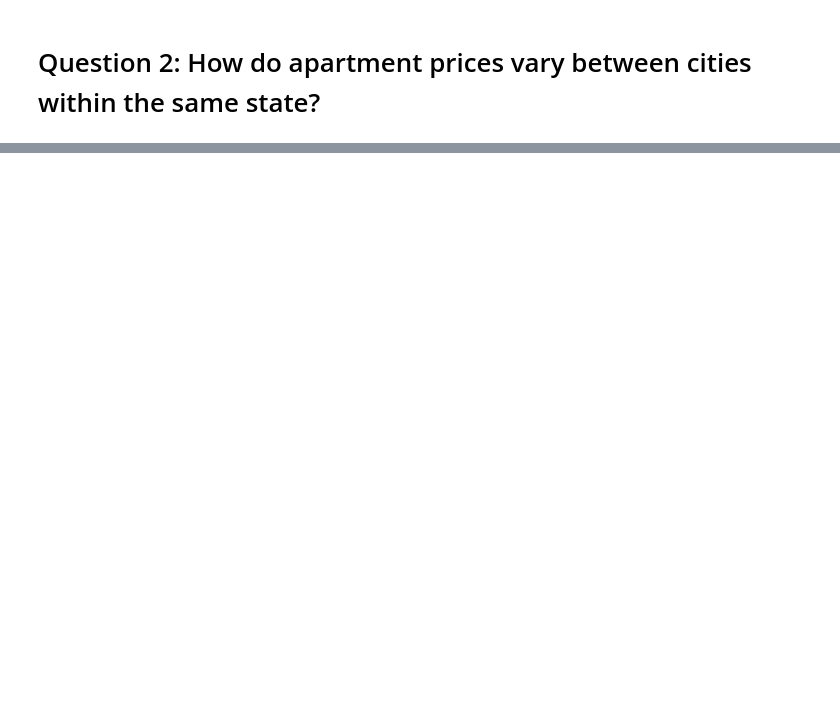
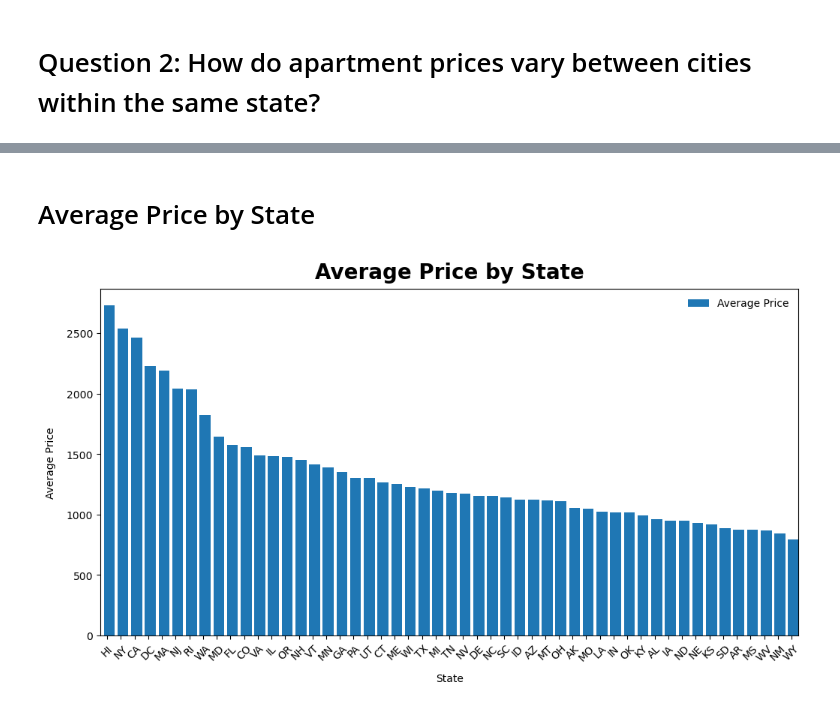
Before and after one commit to tghcb9/dataanalytics-project1-group6, a Jupyter notebook: submission/analysis/question-2.ipynb, the cells around one changed output, grey strips where cells are left out. Cells and saved outputs as stored; diff of their text form; code cells hidden in the pictures; blank space fills up the shorter version.

Commit message:
Finished Average Price by State

```diff
--- a/submission/analysis/question-2.ipynb
+++ b/submission/analysis/question-2.ipynb
@@ -24,0 +26,4 @@ data.head()
+# %%
+data_subset = data[["state", "cityname", "price"]]
+
+data_subset.head()
@@ -24,0 +37,23 @@ data.head()
+# %% [markdown]
+# Average Price by State
+# %%
+# data
+price_average_per_state = data_subset.groupby("state")["price"].mean().reset_index().sort_values(by="price", ascending=False)
+
+# figure
+figure = price_average_per_state.plot.bar(x="state", y="price", figsize=(12,6))
+
+# formatting
+figure.set_title("Average Price by State", fontsize=20, fontweight="bold", pad=10)
+figure.legend(["Average Price"], loc="upper right", frameon=False)
+figure.set_xlabel("State", labelpad=10)
+figure.set_ylabel("Average Price", labelpad=10)
+
+plt.xticks(rotation=45)
+for bar in figure.patches:
+    bar.set_width(0.8)
+
+# show
+plt.show()
+# %% [output]
+[figure, added]
```
Also changed, not shown: parts of 5 cells of this notebook.
